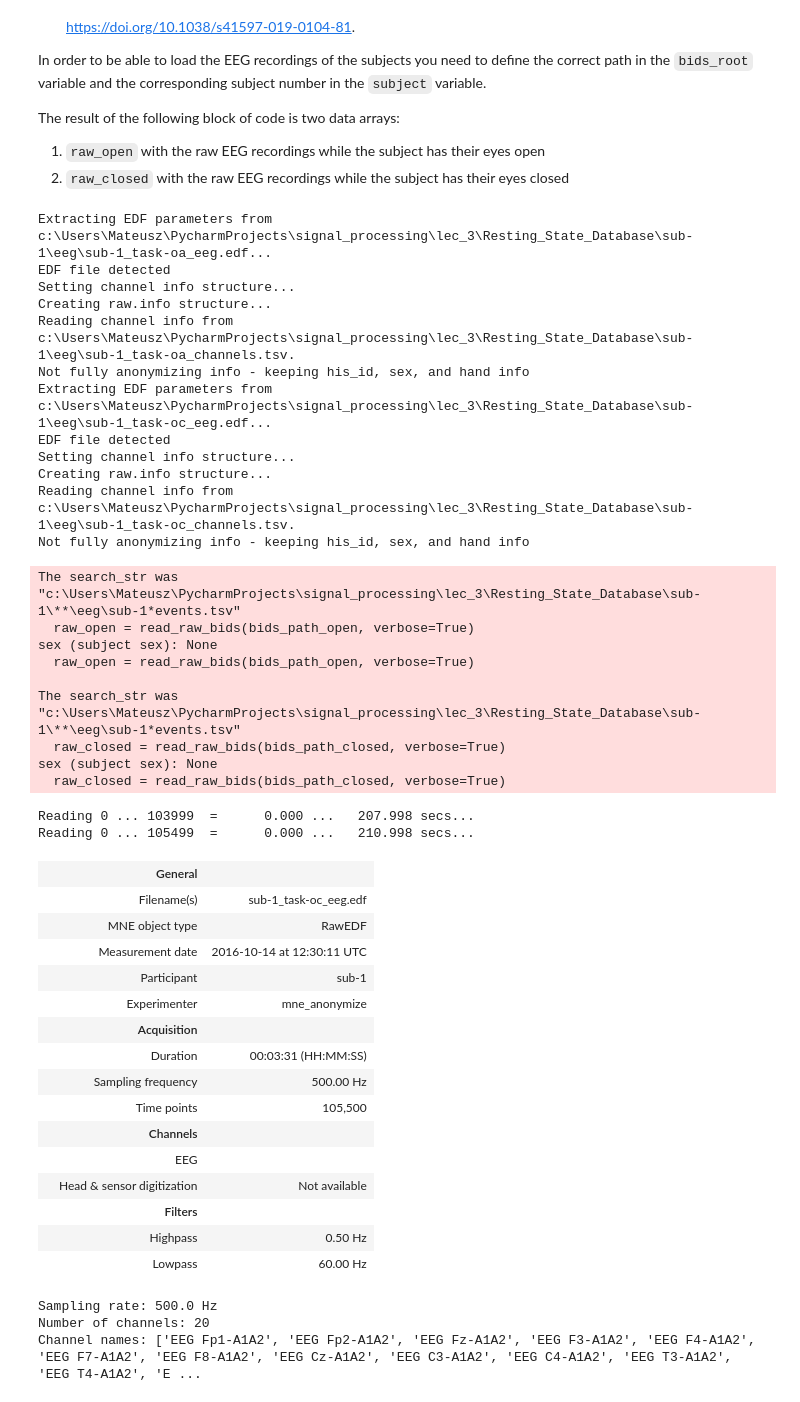
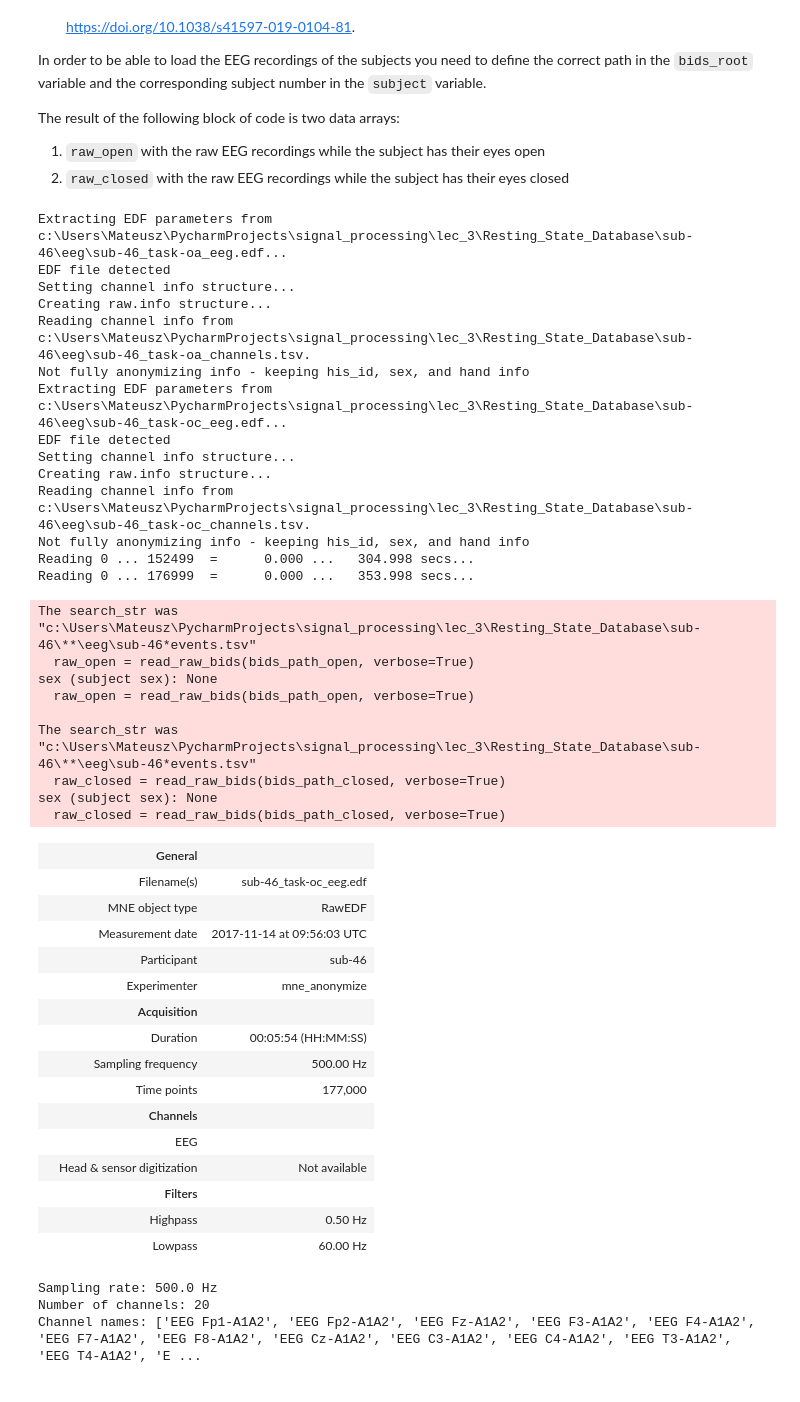
Before and after one commit to undeMalum/signal-processing, a Jupyter notebook: lec_3/code/resting_analysis.ipynb, the cells around one changed output. Saved outputs shown, nothing was run; the diff lists cells and outputs as text; code cells hidden in the pictures.

```diff
--- a/lec_3/code/resting_analysis.ipynb
+++ b/lec_3/code/resting_analysis.ipynb
@@ -25,7 +25,7 @@ The result of the following block of code is two data arrays:
 # %%
 # Set path to BIDS dataset
 bids_root = Path().cwd().parent / "Resting_State_Database"  # Path to the root of the BIDS dataset
-subject = "1"  # Replace with assigned subject number (without "sub-" prefix)
+subject = "46"  # Replace with assigned subject number (without "sub-" prefix)
 
 # Define BIDS paths for eyes open and eyes closed conditions
 bids_path_open = BIDSPath(
@@ -39,50 +39,50 @@ bids_path_closed = BIDSPath(
     subject=subject,
     task="oc",  # 'oc' is the task code for eyes closed
     datatype="eeg",
     root=bids_root
 )
 
 # Load the data using BIDS paths
 raw_open = read_raw_bids(bids_path_open, verbose=True)
 raw_closed = read_raw_bids(bids_path_closed, verbose=True)
 
 # Then load the data into memory
 raw_open.load_data()
 raw_closed.load_data()
 # %% [output]
-Extracting EDF parameters from c:\Users\Mateusz\PycharmProjects\signal_processing\lec_3\Resting_State_Database\sub-1\eeg\sub-1_task-oa_eeg.edf...
+Extracting EDF parameters from c:\Users\Mateusz\PycharmProjects\signal_processing\lec_3\Resting_State_Database\sub-46\eeg\sub-46_task-oa_eeg.edf...
 EDF file detected
 Setting channel info structure...
 Creating raw.info structure...
-Reading channel info from c:\Users\Mateusz\PycharmProjects\signal_processing\lec_3\Resting_State_Database\sub-1\eeg\sub-1_task-oa_channels.tsv.
+Reading channel info from c:\Users\Mateusz\PycharmProjects\signal_processing\lec_3\Resting_State_Database\sub-46\eeg\sub-46_task-oa_channels.tsv.
 Not fully anonymizing info - keeping his_id, sex, and hand info
-Extracting EDF parameters from c:\Users\Mateusz\PycharmProjects\signal_processing\lec_3\Resting_State_Database\sub-1\eeg\sub-1_task-oc_eeg.edf...
+Extracting EDF parameters from c:\Users\Mateusz\PycharmProjects\signal_processing\lec_3\Resting_State_Database\sub-46\eeg\sub-46_task-oc_eeg.edf...
 EDF file detected
 Setting channel info structure...
 Creating raw.info structure...
-Reading channel info from c:\Users\Mateusz\PycharmProjects\signal_processing\lec_3\Resting_State_Database\sub-1\eeg\sub-1_task-oc_channels.tsv.
+Reading channel info from c:\Users\Mateusz\PycharmProjects\signal_processing\lec_3\Resting_State_Database\sub-46\eeg\sub-46_task-oc_channels.tsv.
 Not fully anonymizing info - keeping his_id, sex, and hand info
+Reading 0 ... 152499  =      0.000 ...   304.998 secs...
+Reading 0 ... 176999  =      0.000 ...   353.998 secs...
-The search_str was "c:\Users\Mateusz\PycharmProjects\signal_processing\lec_3\Resting_State_Database\sub-1\**\eeg\sub-1*events.tsv"
+The search_str was "c:\Users\Mateusz\PycharmProjects\signal_processing\lec_3\Resting_State_Database\sub-46\**\eeg\sub-46*events.tsv"
   raw_open = read_raw_bids(bids_path_open, verbose=True)
 sex (subject sex): None
   raw_open = read_raw_bids(bids_path_open, verbose=True)
 
-The search_str was "c:\Users\Mateusz\PycharmProjects\signal_processing\lec_3\Resting_State_Database\sub-1\**\eeg\sub-1*events.tsv"
+The search_str was "c:\Users\Mateusz\PycharmProjects\signal_processing\lec_3\Resting_State_Database\sub-46\**\eeg\sub-46*events.tsv"
   raw_closed = read_raw_bids(bids_path_closed, verbose=True)
 sex (subject sex): None
   raw_closed = read_raw_bids(bids_path_closed, verbose=True)
-Reading 0 ... 103999  =      0.000 ...   207.998 secs...
-Reading 0 ... 105499  =      0.000 ...   210.998 secs...
 |  | General |  |
-|  | Filename(s) | sub-1_task-oc_eeg.edf |
+|  | Filename(s) | sub-46_task-oc_eeg.edf |
 |  | MNE object type | RawEDF |
-|  | Measurement date | 2016-10-14 at 12:30:11 UTC |
-|  | Participant | sub-1 |
+|  | Measurement date | 2017-11-14 at 09:56:03 UTC |
+|  | Participant | sub-46 |
 |  | Experimenter | mne_anonymize |
 |  | Acquisition |  |
-|  | Duration | 00:03:31 (HH:MM:SS) |
+|  | Duration | 00:05:54 (HH:MM:SS) |
 |  | Sampling frequency | 500.00 Hz |
-|  | Time points | 105,500 |
+|  | Time points | 177,000 |
 |  | Channels |  |
 |  | EEG |  |
 |  | Head & sensor digitization | Not available |
```
Also changed, not shown: parts of 6 cells of this notebook, 4 other files.
